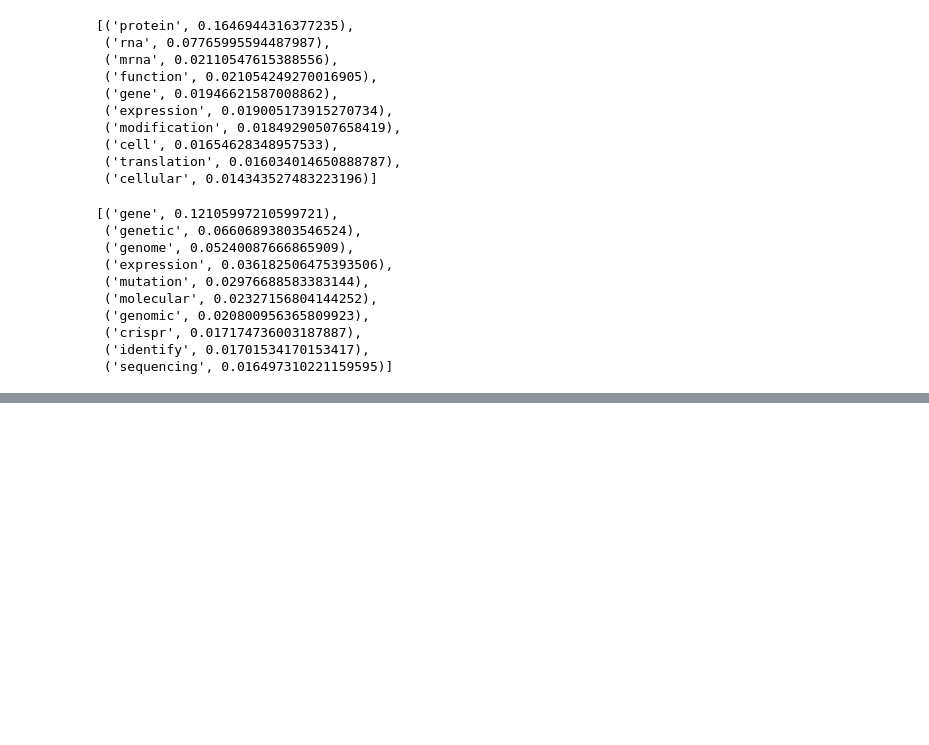
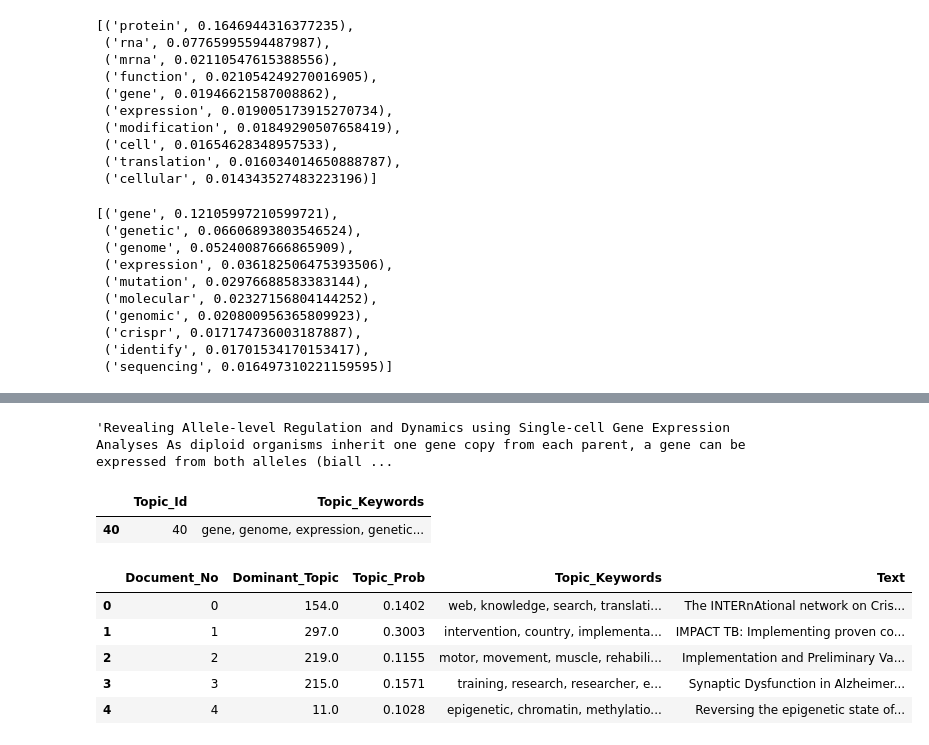
Before and after one commit to kw01sg/biomedical-topic-modelling, a Jupyter notebook: notebooks/LDA.ipynb, the cells around one changed output, grey strips where cells are left out. Drawn from its saved outputs; the diff is of its cells as text; code cells hidden in the pictures; blank space fills up the shorter version.

Commit message:
add notebooks and update src predict.py

```diff
--- a/notebooks/LDA.ipynb
+++ b/notebooks/LDA.ipynb
@@ -141,3 +161,4 @@ lda_model = load_model(suffix='200_topics')
 model = load_mallet_model(artefacts_path='../artefacts', suffix='300_topics_mallet_alpha_50')
 # %%
 model.mallet_path = '../mallet-2.0.8/bin/mallet'
+model.prefix = '../artefacts/mallet_tmp/'
@@ -362,0 +502,18 @@ model.show_topic(54)
+# %%
+data[15]
+# %% [output]
+'Revealing Allele-level Regulation and Dynamics using Single-cell Gene Expression Analyses As diploid organisms inherit one gene copy from each parent, a gene can be expressed from both alleles (biall ...
+# %%
+get_all_topics(model)[['crispr' in i for i in get_all_topics(model)['Topic_Keywords']]]
+# %% [output]
+|  | Topic_Id | Topic_Keywords |
+| 40 | 40 | gene, genome, expression, genetic... |
+# %%
+predict_df.head()
+# %% [output]
+|  | Document_No | Dominant_Topic | Topic_Prob | Topic_Keywords | Text |
+| 0 | 0 | 154.0 | 0.1402 | web, knowledge, search, translati... | The INTERnAtional network on Cris... |
+| 1 | 1 | 297.0 | 0.3003 | intervention, country, implementa... | IMPACT TB: Implementing proven co... |
+| 2 | 2 | 219.0 | 0.1155 | motor, movement, muscle, rehabili... | Implementation and Preliminary Va... |
+| 3 | 3 | 215.0 | 0.1571 | training, research, researcher, e... | Synaptic Dysfunction in Alzheimer... |
+| 4 | 4 | 11.0 | 0.1028 | epigenetic, chromatin, methylatio... | Reversing the epigenetic state of... |
```
Also changed, not shown: parts of 26 cells of this notebook, 2 other files.
